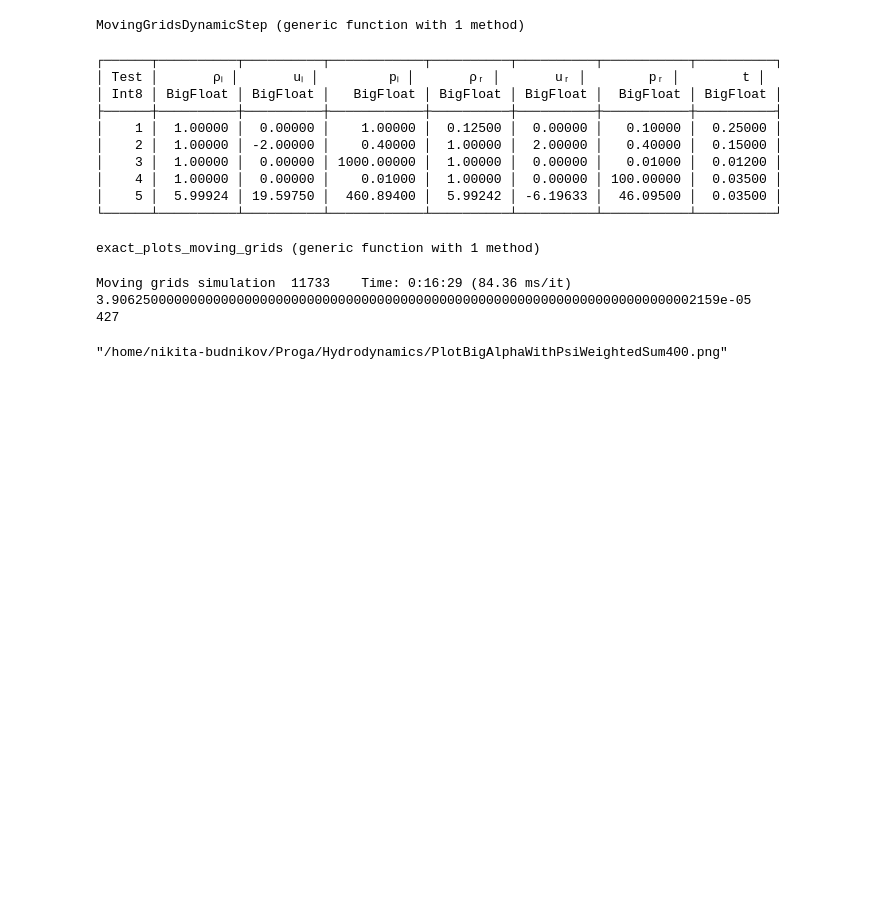
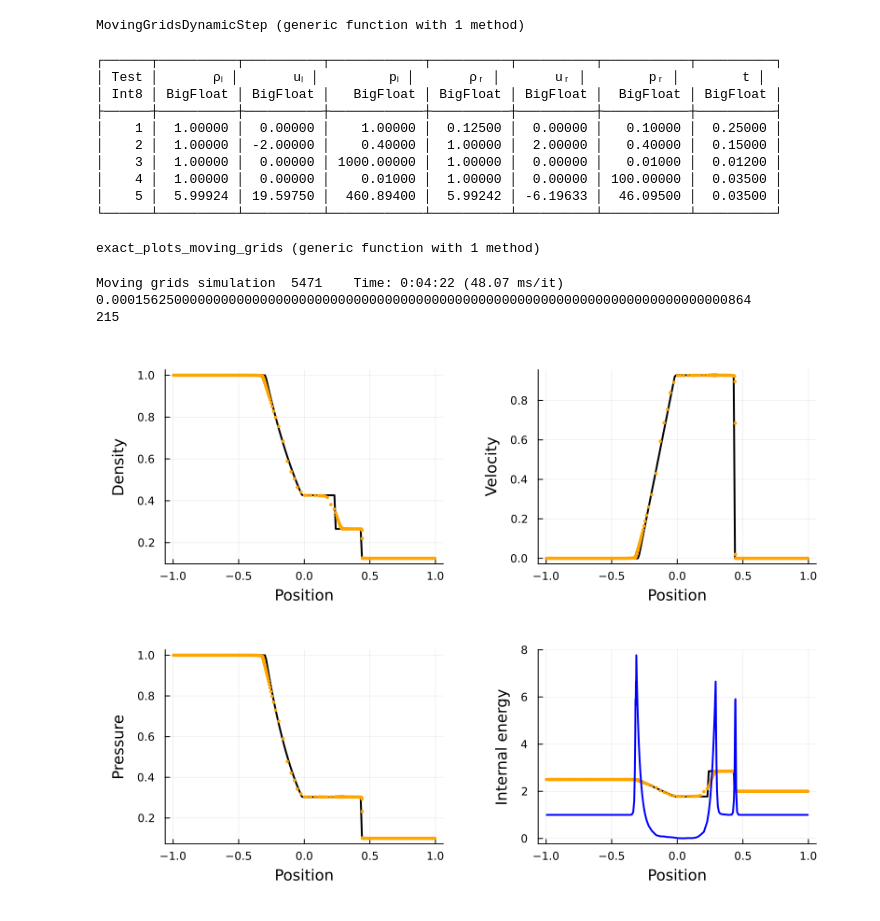
Before and after one commit to XameleonchikGreen/HydrodynamicsMovingGrids, a Jupyter notebook: TestsMovingGrids.ipynb, the cells around one changed output. Drawn from its saved outputs; the diff is of its cells as text; code cells hidden in the pictures; blank space fills up the shorter version.

```diff
--- a/TestsMovingGrids.ipynb
+++ b/TestsMovingGrids.ipynb
@@ -97,7 +97,7 @@ function exact_plots_moving_grids(TestCase::Int64, xs::Vector{BigFloat})
     end
 
     Ws, ψs, xs = MovingGridsDynamicStep(xs, γ, t, ε,
-                        BigFloat("0.0002"), BigFloat("0.0002"), BigFloat("0.005"), BigFloat("0.05"),
+                        BigFloat("0.002"), BigFloat("0.0002"), BigFloat("0.005"), BigFloat("0.05"),
                         IC, BCₗ, BCᵣ, true)
     cells = [(xs[i] + xs[i+1]) / 2 for i in 1:(length(xs) - 1)]
 
@@ -123,15 +123,15 @@ function exact_plots_moving_grids(TestCase::Int64, xs::Vector{BigFloat})
 
     plot!(p[4], cells, 1 ./ ψs, c="blue")
 
-    savefig("PlotBigAlphaWithPsiWeightedSum400.png")
+    # savefig("PlotSmallAlphaWithPsiWeightedSum400.png")
 end
 # %% [output]
 exact_plots_moving_grids (generic function with 1 method)
 # %%
-xs = collect(BigFloat("-1"):BigFloat("0.005"):BigFloat("1"))
+xs = collect(BigFloat("-1"):BigFloat("0.01"):BigFloat("1"))
 display(exact_plots_moving_grids(1, xs))
 # %% [output]
-Moving grids simulation  11733    Time: 0:16:29 (84.36 ms/it)
-3.906250000000000000000000000000000000000000000000000000000000000000000000002159e-05
-427
+Moving grids simulation  5471    Time: 0:04:22 (48.07 ms/it)
+0.0001562500000000000000000000000000000000000000000000000000000000000000000000000864
+215
-"/home/nikita-budnikov/Proga/Hydrodynamics/PlotBigAlphaWithPsiWeightedSum400.png"
+[figure, added]
```
Also changed, not shown: 4 other files.
